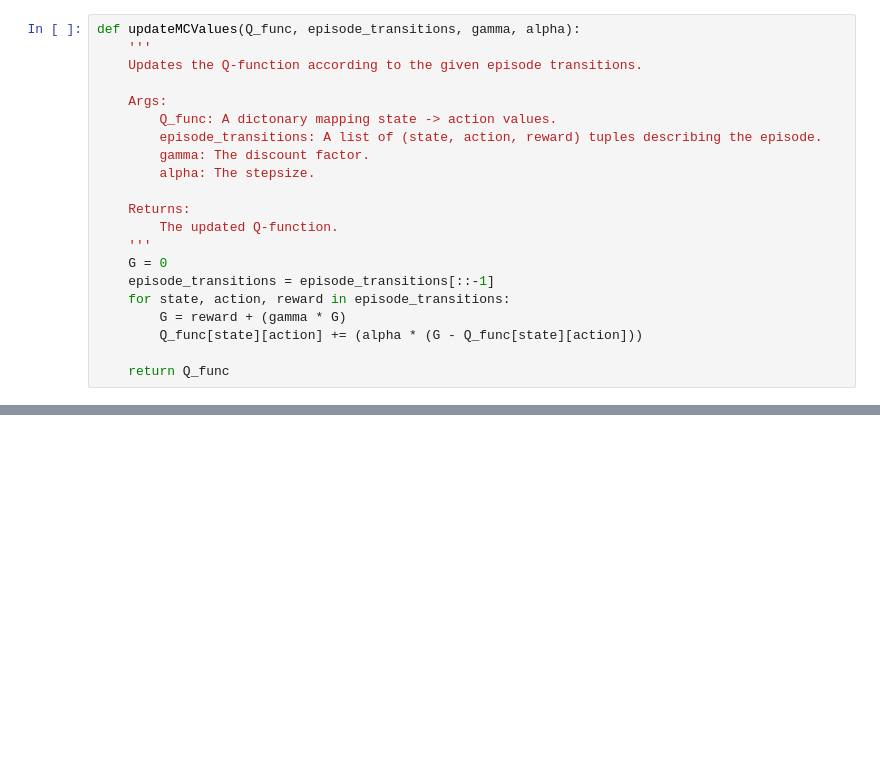
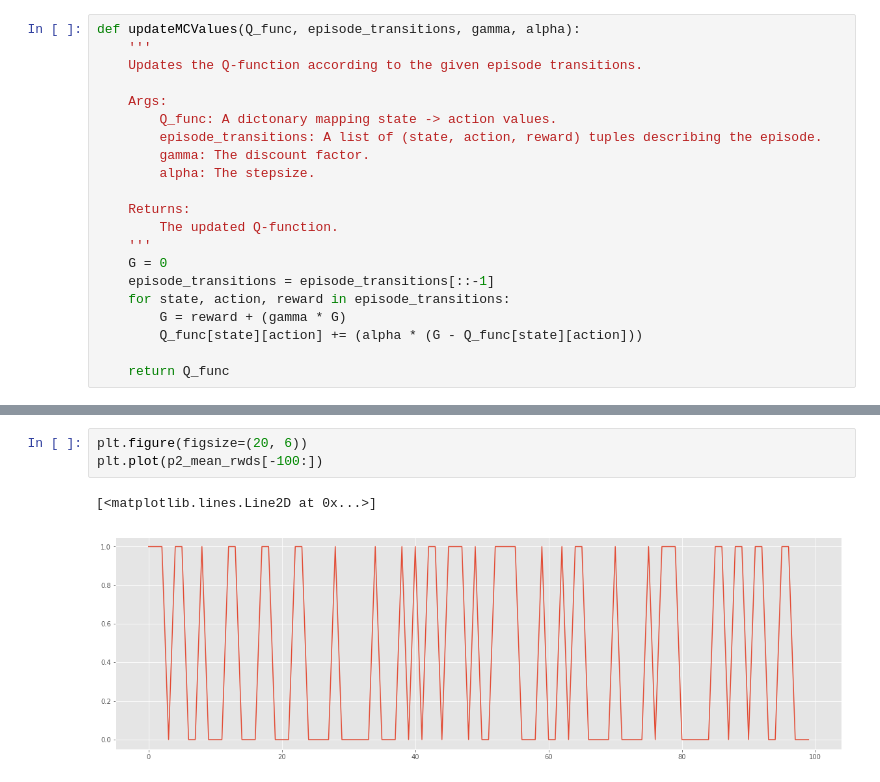
Before and after one commit to malhotra-sidharth/game-of-ur-reinforcement-learning, a Jupyter notebook: Agent-Training-Monte-Carlo.ipynb, the cells around one changed output, grey strips where cells are left out. Cells and saved outputs as stored; diff of their text form; blank space fills up the shorter version.

```diff
--- a/Agent-Training-Monte-Carlo.ipynb
+++ b/Agent-Training-Monte-Carlo.ipynb
@@ -103,0 +129,6 @@ q_func_1, q_func_2, episode_rewards_p1, episode_rewards_p2 = train_mc_agent(env,
+# %%
+plt.figure(figsize=(20, 6))
+plt.plot(p2_mean_rwds[-100:])
+# %% [output]
+[<matplotlib.lines.Line2D at 0x...>]
+[figure, added]
```
Also changed, not shown: parts of 10 cells of this notebook.
